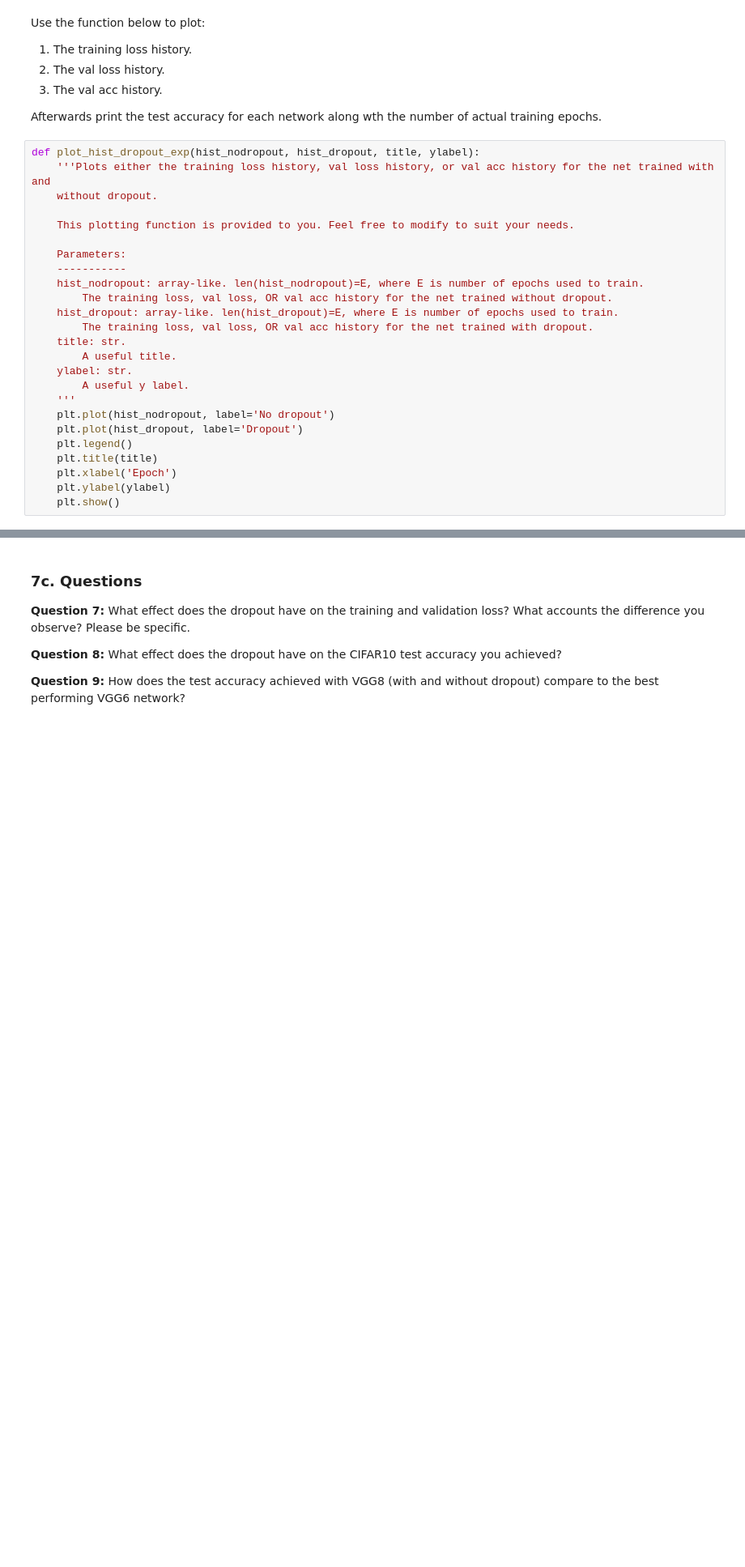
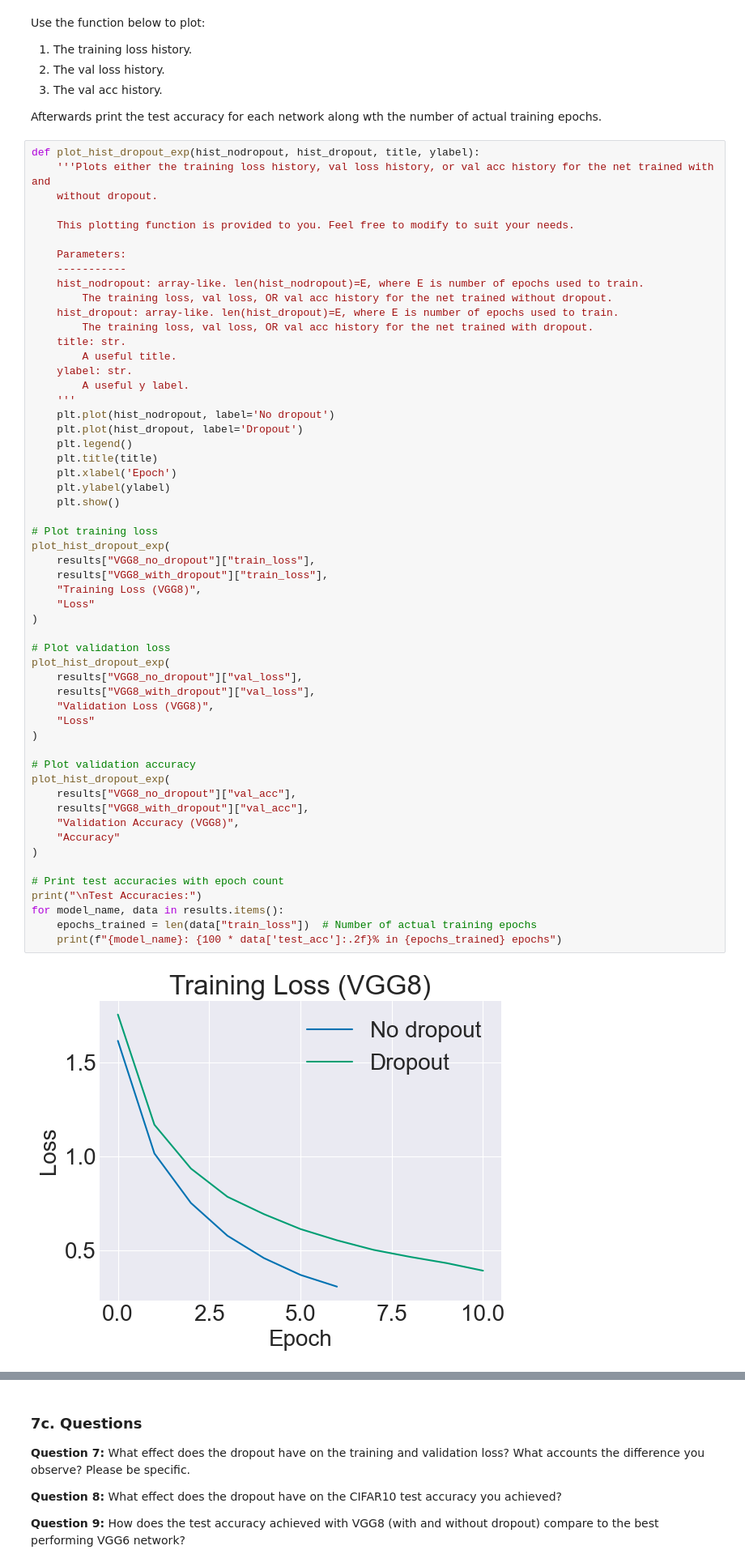
Before and after one commit to treytuscai/DeepNeuralLib, a Jupyter notebook: vgg8.ipynb, the cells around one changed output, grey strips where cells are left out. Shown at 81% size. Cells and saved outputs as stored; diff of their text form; blank space fills up the shorter version.

```diff
--- a/vgg8.ipynb
+++ b/vgg8.ipynb
@@ -438,25 +507,57 @@ Afterwards print the test accuracy for each network along wth the number of actu
 # %%
 def plot_hist_dropout_exp(hist_nodropout, hist_dropout, title, ylabel):
     '''Plots either the training loss history, val loss history, or val acc history for the net trained with and
     without dropout.
 
     This plotting function is provided to you. Feel free to modify to suit your needs.
 
     Parameters:
     -----------
     hist_nodropout: array-like. len(hist_nodropout)=E, where E is number of epochs used to train.
         The training loss, val loss, OR val acc history for the net trained without dropout.
     hist_dropout: array-like. len(hist_dropout)=E, where E is number of epochs used to train.
         The training loss, val loss, OR val acc history for the net trained with dropout.
     title: str.
         A useful title.
     ylabel: str.
         A useful y label.
     '''
     plt.plot(hist_nodropout, label='No dropout')
     plt.plot(hist_dropout, label='Dropout')
     plt.legend()
     plt.title(title)
     plt.xlabel('Epoch')
     plt.ylabel(ylabel)
     plt.show()
+
+# Plot training loss
+plot_hist_dropout_exp(
+    results["VGG8_no_dropout"]["train_loss"],
+    results["VGG8_with_dropout"]["train_loss"],
+    "Training Loss (VGG8)",
+    "Loss"
+)
+
+# Plot validation loss
+plot_hist_dropout_exp(
+    results["VGG8_no_dropout"]["val_loss"],
+    results["VGG8_with_dropout"]["val_loss"],
+    "Validation Loss (VGG8)",
+    "Loss"
+)
+
+# Plot validation accuracy
+plot_hist_dropout_exp(
+    results["VGG8_no_dropout"]["val_acc"],
+    results["VGG8_with_dropout"]["val_acc"],
+    "Validation Accuracy (VGG8)",
+    "Accuracy"
+)
+
+# Print test accuracies with epoch count
+print("\nTest Accuracies:")
+for model_name, data in results.items():
+    epochs_trained = len(data["train_loss"])  # Number of actual training epochs
+    print(f"{model_name}: {100 * data['test_acc']:.2f}% in {epochs_trained} epochs")
+# %% [output]
+[figure, added]
```
Also changed, not shown: parts of 6 cells of this notebook, 1 other file.
